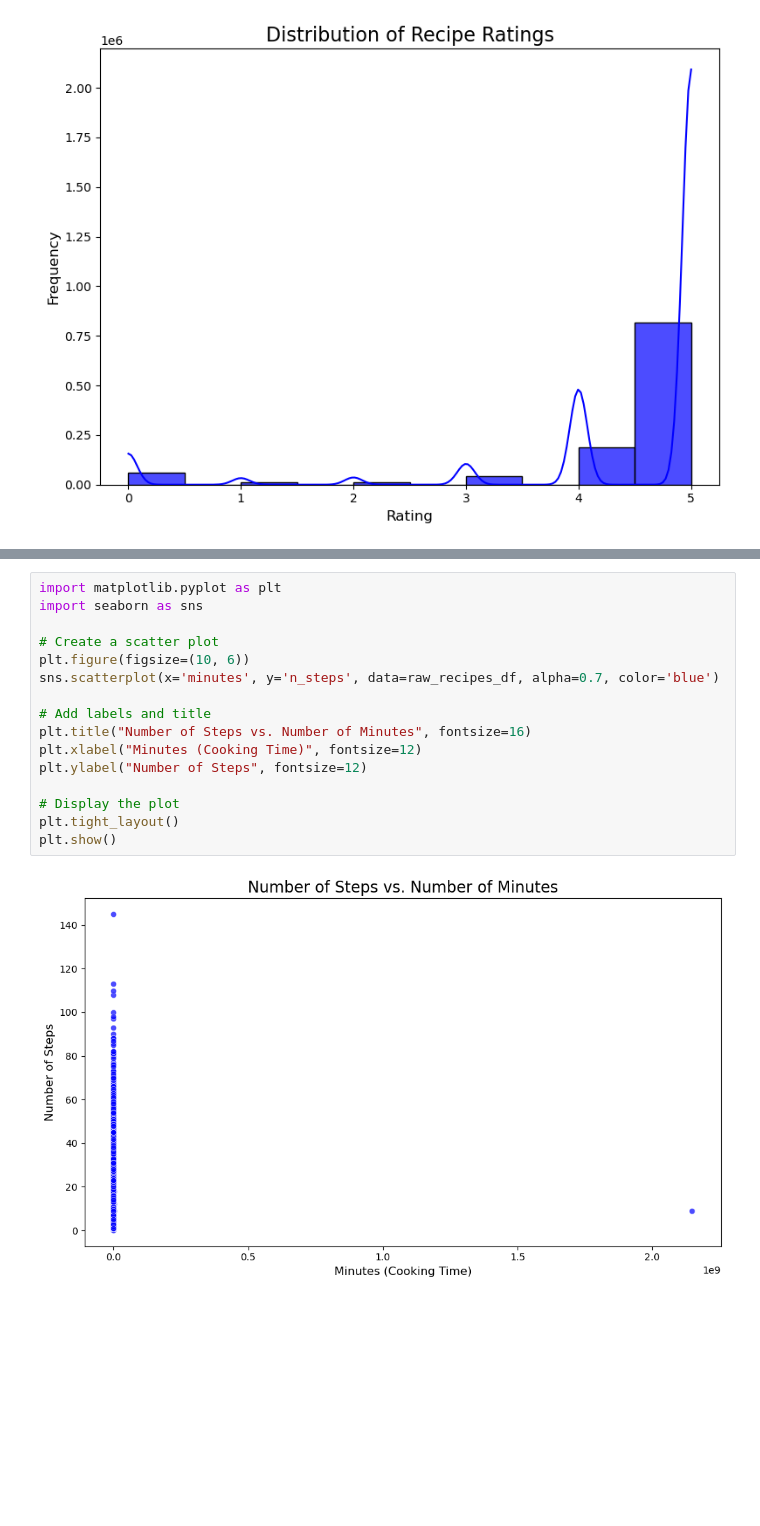
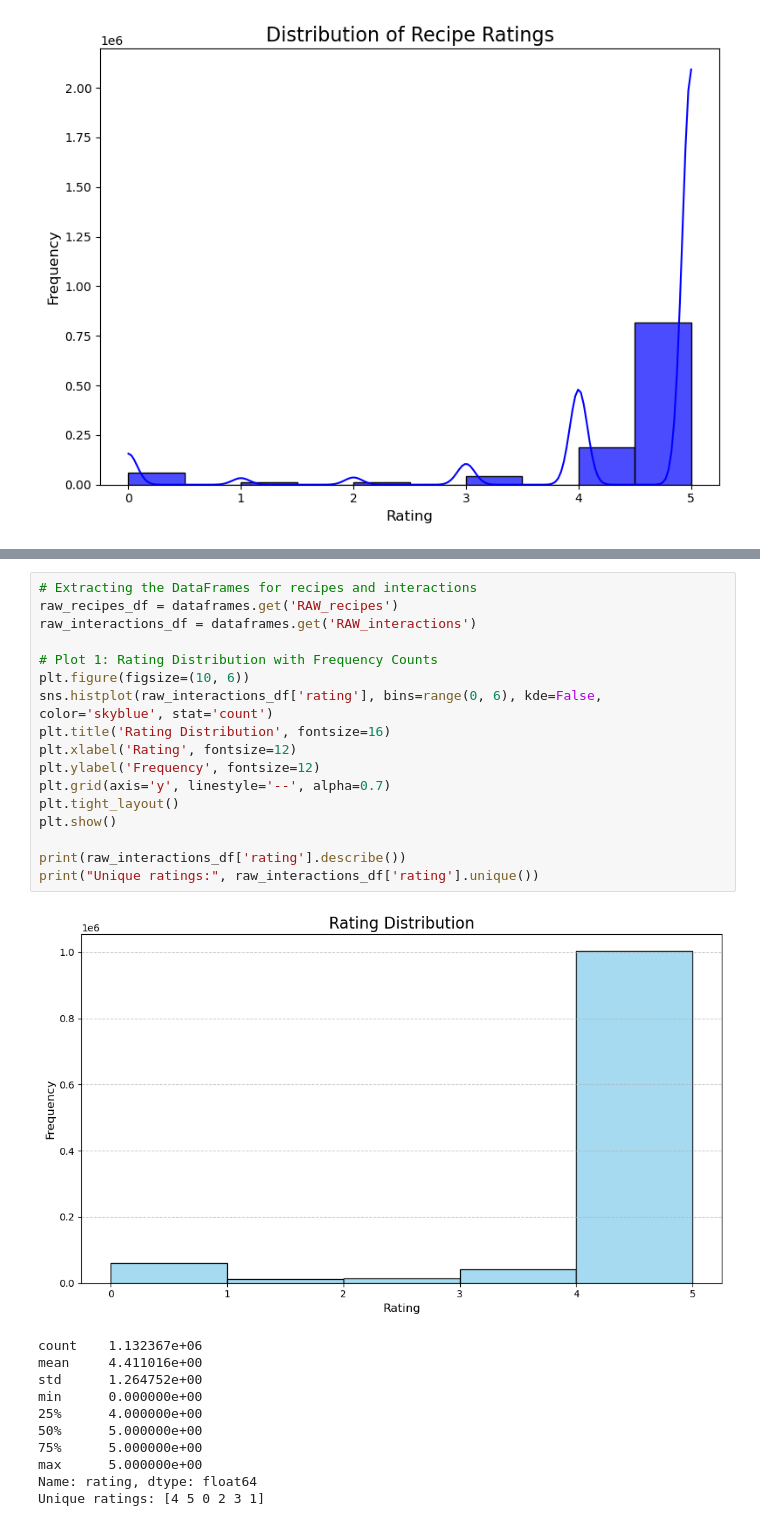
Before and after one commit to nathanielgberg/CSE-258, a Jupyter notebook: Assignment2.ipynb, the cells around one changed output, grey strips where cells are left out. Saved outputs shown, nothing was run; the diff lists cells and outputs as text; blank space fills up the shorter version.

Commit message:
new eda graphs
nathaniel eda graphs

```diff
--- a/Assignment2.ipynb
+++ b/Assignment2.ipynb
@@ -151,18 +131,29 @@ plt.show()
-# %%
-import matplotlib.pyplot as plt
-import seaborn as sns
-
-# Create a scatter plot
-plt.figure(figsize=(10, 6))
-sns.scatterplot(x='minutes', y='n_steps', data=raw_recipes_df, alpha=0.7, color='blue')
-
-# Add labels and title
-plt.title("Number of Steps vs. Number of Minutes", fontsize=16)
-plt.xlabel("Minutes (Cooking Time)", fontsize=12)
-plt.ylabel("Number of Steps", fontsize=12)
-
-# Display the plot
-plt.tight_layout()
-plt.show()
-# %% [output]
-[figure, removed]
+# %%
+# Extracting the DataFrames for recipes and interactions
+raw_recipes_df = dataframes.get('RAW_recipes')
+raw_interactions_df = dataframes.get('RAW_interactions')
+
+# Plot 1: Rating Distribution with Frequency Counts
+plt.figure(figsize=(10, 6))
+sns.histplot(raw_interactions_df['rating'], bins=range(0, 6), kde=False, color='skyblue', stat='count')
+plt.title('Rating Distribution', fontsize=16)
+plt.xlabel('Rating', fontsize=12)
+plt.ylabel('Frequency', fontsize=12)
+plt.grid(axis='y', linestyle='--', alpha=0.7)
+plt.tight_layout()
+plt.show()
+
+print(raw_interactions_df['rating'].describe())
+print("Unique ratings:", raw_interactions_df['rating'].unique())
+# %% [output]
+[figure, added]
+count    1.132367e+06
+mean     4.411016e+00
+std      1.264752e+00
+min      0.000000e+00
+25%      4.000000e+00
+50%      5.000000e+00
+75%      5.000000e+00
+max      5.000000e+00
+Name: rating, dtype: float64
+Unique ratings: [4 5 0 2 3 1]
```
Also changed, not shown: parts of 6 cells of this notebook.
